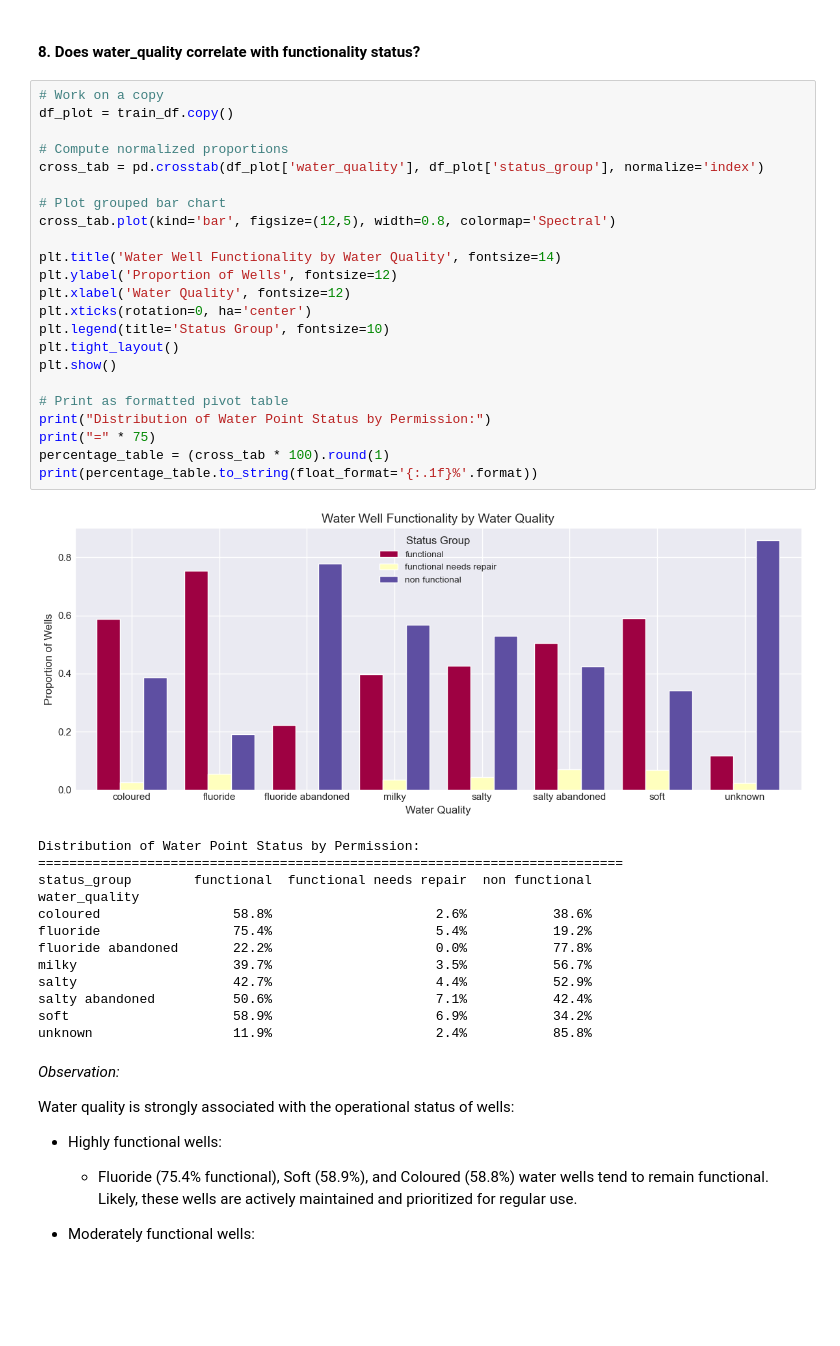
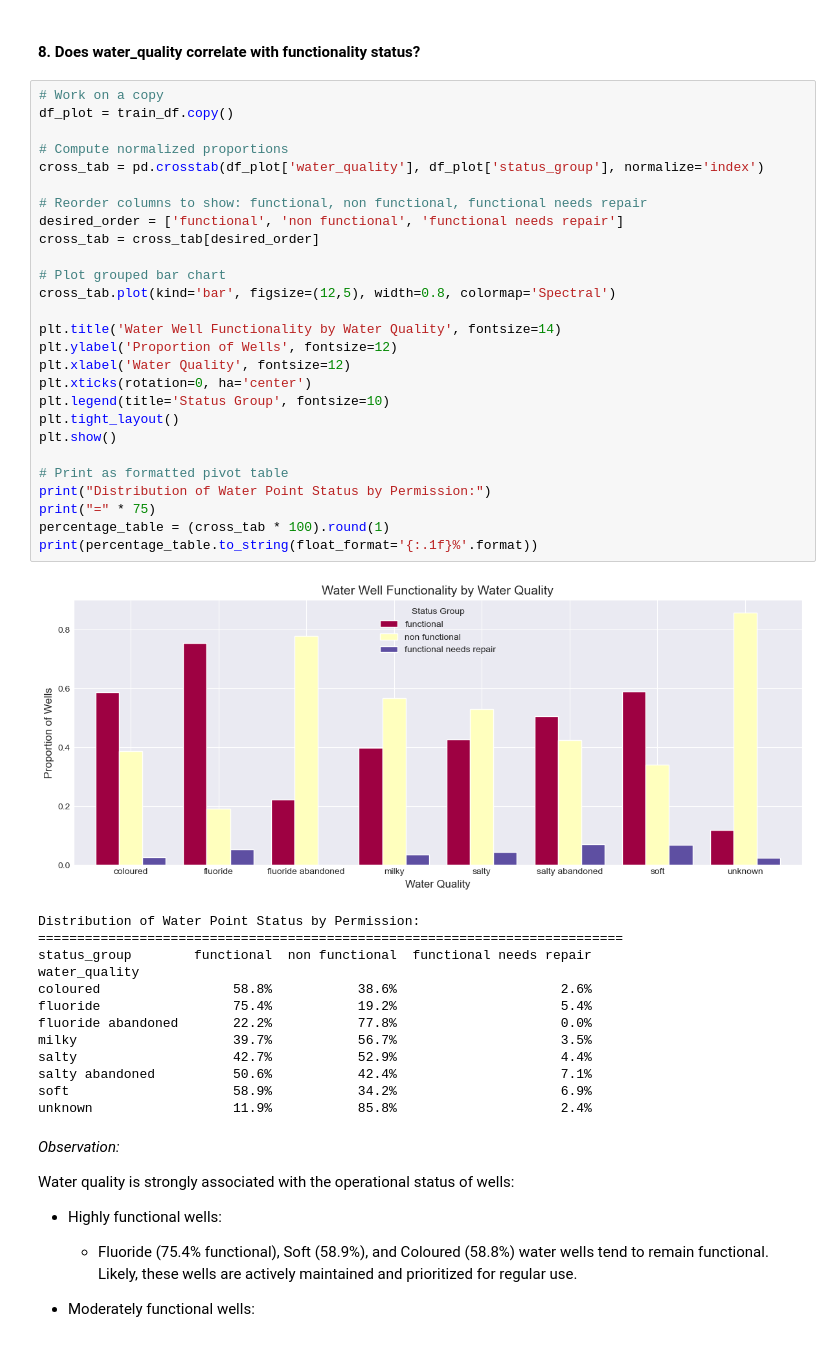
Before and after one commit to Vain-Guy/tanzania-water-well-status-prediction, a Jupyter notebook: Notebooks/CleaningAndEDA.ipynb, the cells around one changed output. Drawn from its saved outputs; the diff is of its cells as text; blank space fills up the shorter version.

```diff
--- a/Notebooks/CleaningAndEDA.ipynb
+++ b/Notebooks/CleaningAndEDA.ipynb
@@ -2793,40 +2935,44 @@ Key takeaway: Naturally resilient or easily maintainable sources, springs, rainw
 # %%
 # Work on a copy
 df_plot = train_df.copy()
 
 # Compute normalized proportions
 cross_tab = pd.crosstab(df_plot['water_quality'], df_plot['status_group'], normalize='index')
+
+# Reorder columns to show: functional, non functional, functional needs repair
+desired_order = ['functional', 'non functional', 'functional needs repair']
+cross_tab = cross_tab[desired_order]
 
 # Plot grouped bar chart
 cross_tab.plot(kind='bar', figsize=(12,5), width=0.8, colormap='Spectral')
 
 plt.title('Water Well Functionality by Water Quality', fontsize=14)
 plt.ylabel('Proportion of Wells', fontsize=12)
 plt.xlabel('Water Quality', fontsize=12)
 plt.xticks(rotation=0, ha='center')
 plt.legend(title='Status Group', fontsize=10)
 plt.tight_layout()
 plt.show()
 
 # Print as formatted pivot table
 print("Distribution of Water Point Status by Permission:")
 print("=" * 75)
 percentage_table = (cross_tab * 100).round(1)
 print(percentage_table.to_string(float_format='{:.1f}%'.format))
 # %% [output]
-[figure, old version]
+[figure, new version]
 Distribution of Water Point Status by Permission:
 ===========================================================================
-status_group        functional  functional needs repair  non functional
+status_group        functional  non functional  functional needs repair
 water_quality
-coloured                 58.8%                     2.6%           38.6%
-fluoride                 75.4%                     5.4%           19.2%
-fluoride abandoned       22.2%                     0.0%           77.8%
-milky                    39.7%                     3.5%           56.7%
-salty                    42.7%                     4.4%           52.9%
-salty abandoned          50.6%                     7.1%           42.4%
-soft                     58.9%                     6.9%           34.2%
-unknown                  11.9%                     2.4%           85.8%
+coloured                 58.8%           38.6%                     2.6%
+fluoride                 75.4%           19.2%                     5.4%
+fluoride abandoned       22.2%           77.8%                     0.0%
+milky                    39.7%           56.7%                     3.5%
+salty                    42.7%           52.9%                     4.4%
+salty abandoned          50.6%           42.4%                     7.1%
+soft                     58.9%           34.2%                     6.9%
+unknown                  11.9%           85.8%                     2.4%
 # %% [markdown]
 *Observation:*
 
```
Also changed, not shown: parts of 57 cells of this notebook.
